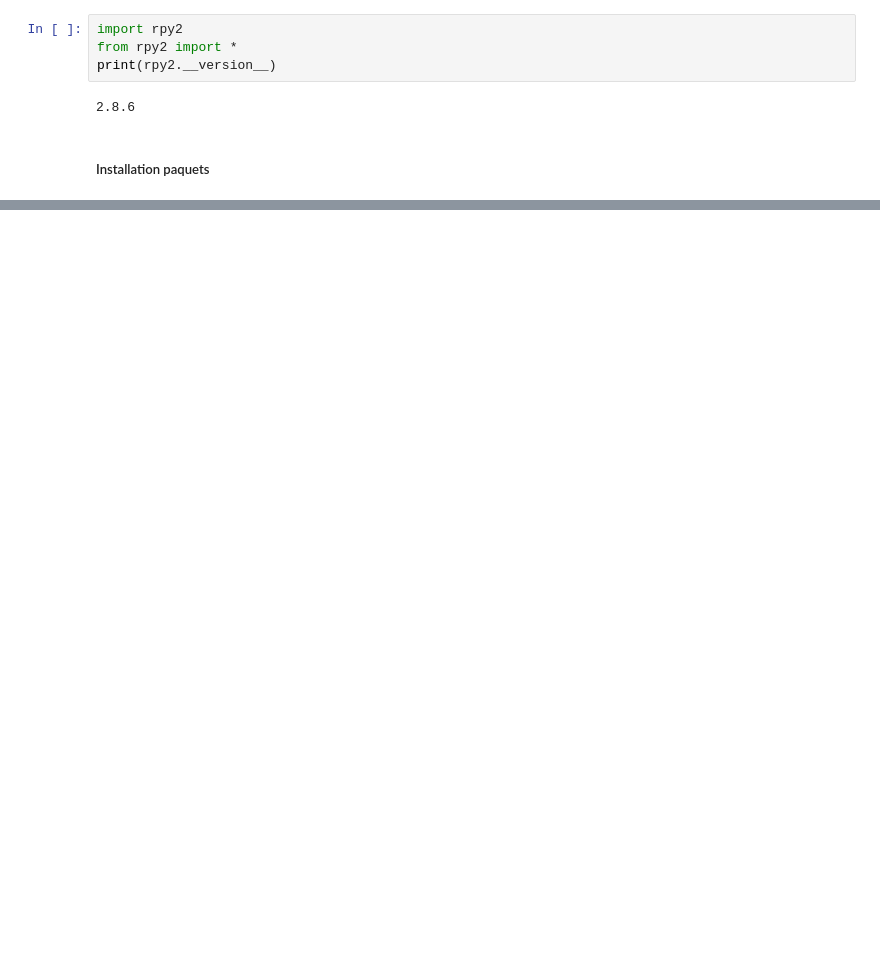
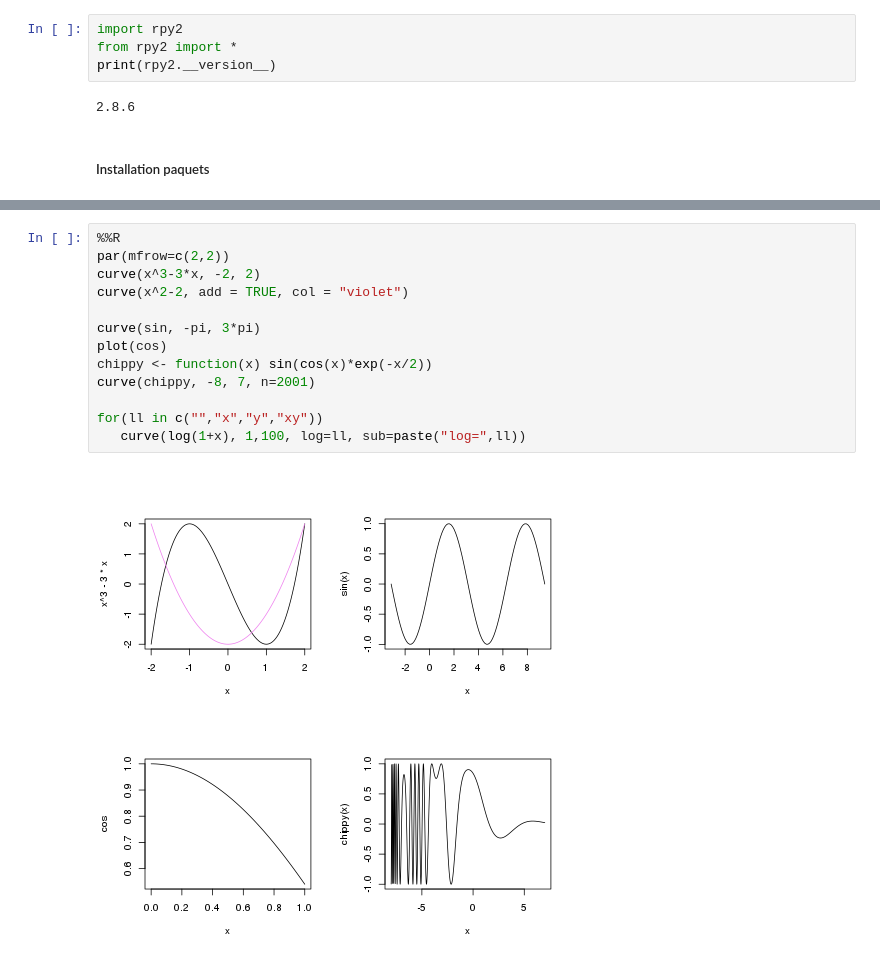
Before and after one commit to HooBaeBoo/Stage-POLARIS, a Jupyter notebook: SimGrid/examples/SMPI/Time_Bcast/R tutorial.ipynb, the cells around one changed output, grey strips where cells are left out. Saved outputs shown, nothing was run; the diff lists cells and outputs as text; blank space fills up the shorter version.

```diff
--- a/SimGrid/examples/SMPI/Time_Bcast/R tutorial.ipynb
+++ b/SimGrid/examples/SMPI/Time_Bcast/R tutorial.ipynb
@@ -242,0 +214,15 @@ RRuntimeError: Error in .External2(C_X11, d$display, d$width, d$height, d$points
+# %%
+%%R
+par(mfrow=c(2,2))
+curve(x^3-3*x, -2, 2)
+curve(x^2-2, add = TRUE, col = "violet")
+
+curve(sin, -pi, 3*pi)
+plot(cos)
+chippy <- function(x) sin(cos(x)*exp(-x/2))
+curve(chippy, -8, 7, n=2001)
+
+for(ll in c("","x","y","xy"))
+   curve(log(1+x), 1,100, log=ll, sub=paste("log=",ll))
+# %% [output]
+[figure, added]
```
Also changed, not shown: parts of 22 cells of this notebook, 51 other files.
